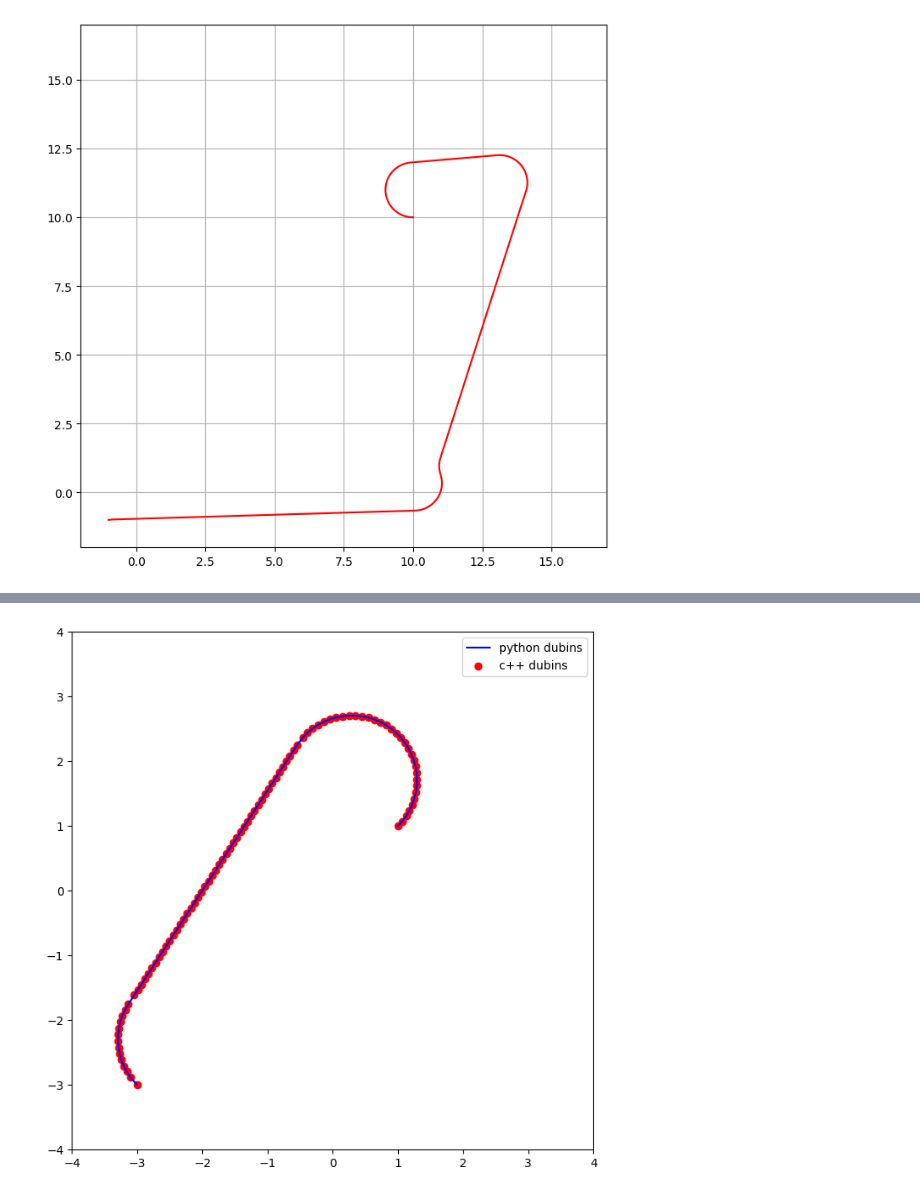
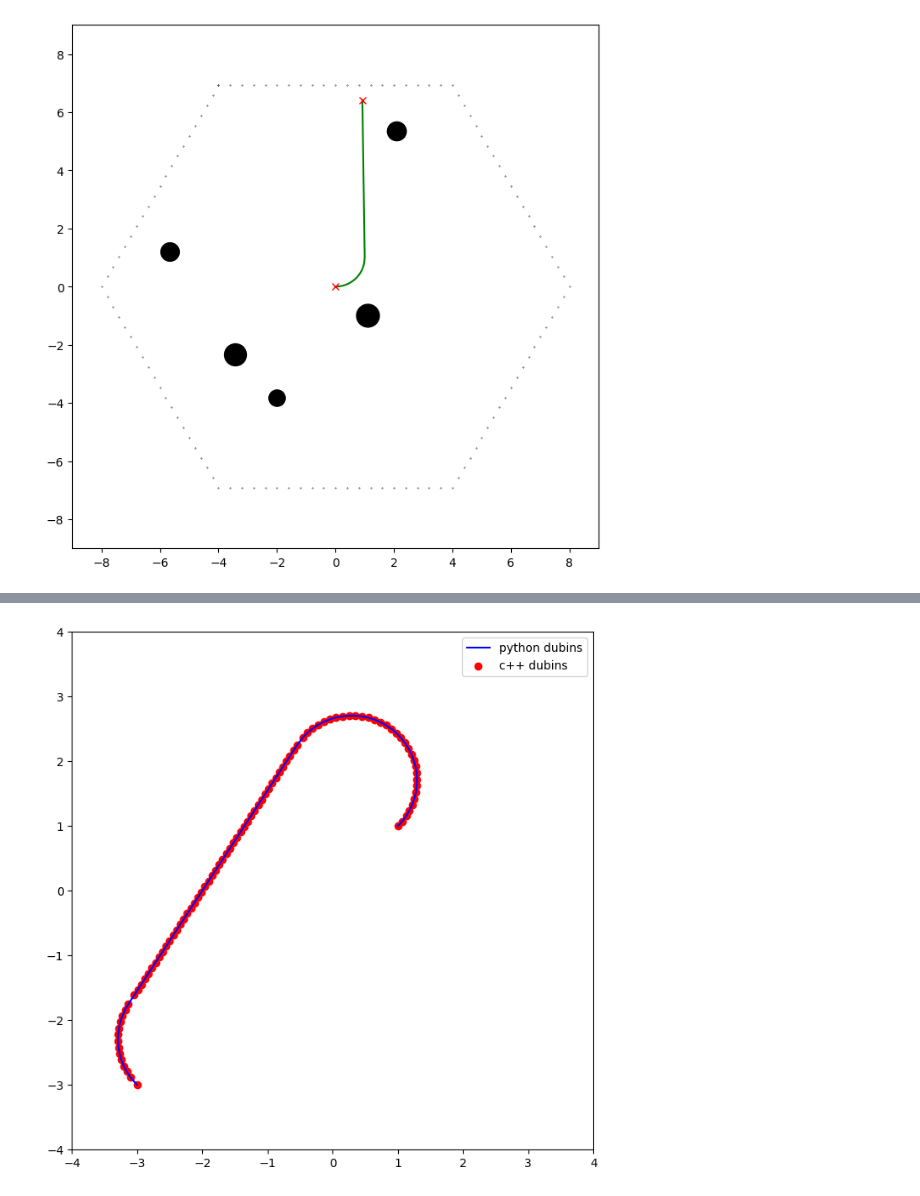
Before and after one commit to nicolazilio0/MAPF, a Jupyter notebook: path_planning/src/rtt_start_python/rrt_start_simplify.ipynb, the cells around one changed output, grey strips where cells are left out. Saved outputs shown, nothing was run; the diff lists cells and outputs as text; code cells hidden in the pictures.

```diff
--- a/path_planning/src/rtt_start_python/rrt_start_simplify.ipynb
+++ b/path_planning/src/rtt_start_python/rrt_start_simplify.ipynb
@@ -295,22 +441,13 @@ class RRTStarDubins:
 # %%
 # np.random.seed(13)
-
-obstacleList = [
-    (5.5, 5, 1),
-    (3, 6, 2),
-    (3, 8, 2),
-    (3, 10, 2),
-    (7, 5, 2),
-    (9, 5, 2)
-]  # [x,y,size(radius)]
+obstacleList = np.array(obstacleList)
 
 # Set Initial parameters
-start = [-1.0, -1.0, np.deg2rad(10.0)]
-goal = [10.0, 10.0, np.deg2rad(0.0)]
+start = [0, 0, np.deg2rad(0.0)]
+goal = [.92, 6.42, np.deg2rad(90)]
 
-rnd_min = 0
-rnd_max = 15
+rnd_min = -9
+rnd_max = 9
 
 rrtstar_dubins = RRTStarDubins(start, goal, rand_area=[
                                rnd_min, rnd_max], obstacle_list=obstacleList, robot_radius=0.5)
-path = rrtstar_dubins.planning(search_until_max_iter=False)
@@ -331,11 +460,12 @@ final
 # %%
-# rrtstar_dubins.draw_graph()
 plt.figure(figsize=(8, 8))
-plt.xlim(-2, 17)
-plt.ylim(-2, 17)
-plt.plot([x for (x, y) in path], [y for (x, y) in path], '-r')
-# plt.scatter([x for (x, y) in path], [y for (x, y) in path])
-plt.grid(True)
-plt.show()
+rrtstar_dubins.draw_graph()
+# plt.figure(figsize=(8, 8))
+# plt.xlim(-2, 17)
+# plt.ylim(-2, 17)
+# plt.plot([x for (x, y) in path], [y for (x, y) in path], '-r')
+# # plt.scatter([x for (x, y) in path], [y for (x, y) in path])
+# plt.grid(True)
+# plt.show()
 # %% [output]
-[figure, old version]
+[figure, new version]
```
Also changed, not shown: parts of 14 cells of this notebook, 2 other files.
